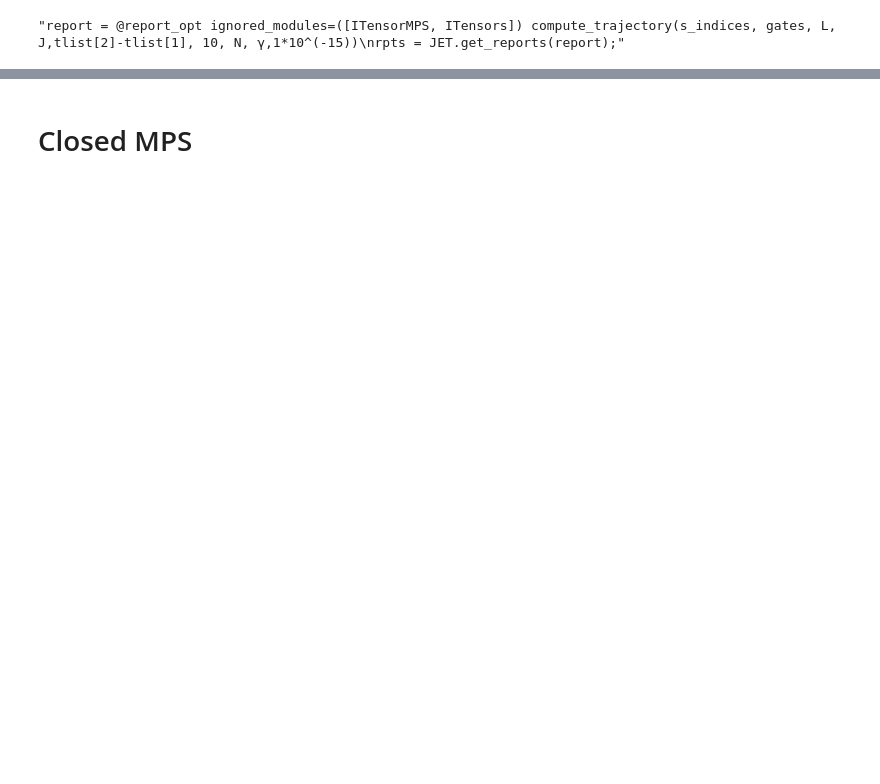
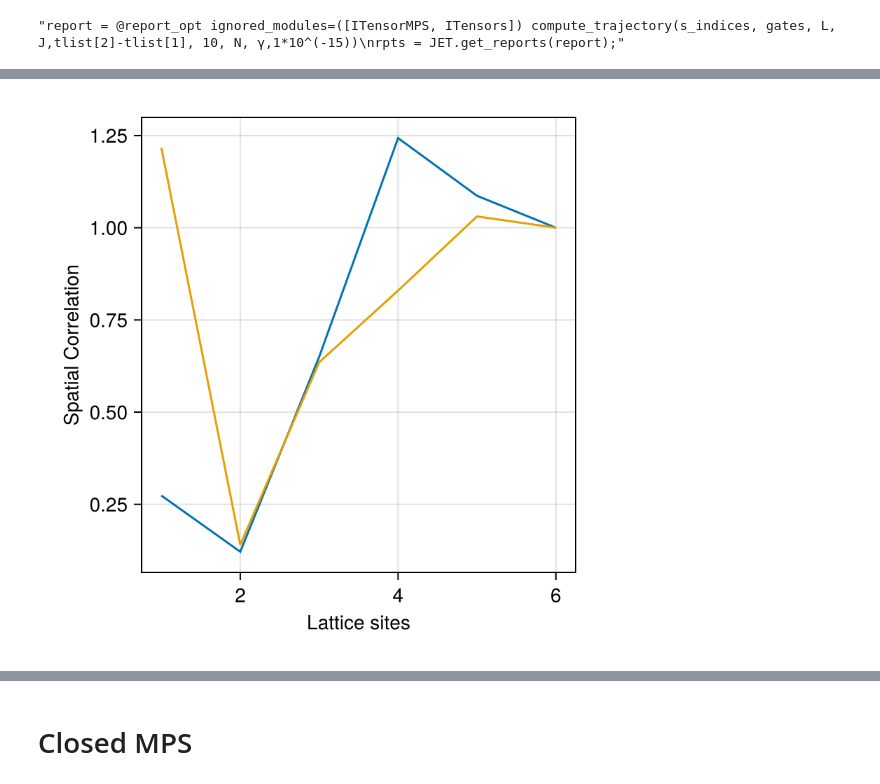
Before and after one commit to Ssalazar12/open_system_tn, a Jupyter notebook: notebooks/tight_binding_open.ipynb, the cells around one changed output, grey strips where cells are left out. Cells and saved outputs as stored; diff of their text form; code cells hidden in the pictures; blank space fills up the shorter version.

```diff
--- a/notebooks/tight_binding_open.ipynb
+++ b/notebooks/tight_binding_open.ipynb
@@ -306,0 +312,8 @@ f
+# %%
+shape(mean_corr[1])
+# don0t forget the normalziattion factor
+tindex = 10
+Ct1 = mean_corr[tindex][1,1:end]/sqrt(mean_corr[tindex][1,1]*mean_corr[tindex][end,end])
+
+Ctf = mean_corr[end][1,1:end]/sqrt(mean_corr[end][1,1]*mean_corr[end][end,end])
+abs.(Ctf)
@@ -307,3 +328,13 @@ f
+# %%
+f = Figure(size = (400, 400))
+ax1 = Axis(f[1, 1], xlabel="Lattice sites", ylabel="Spatial Correlation")
+
+lines!(abs.(Ct1))
+lines!(abs.(Ctf))
+
+f
+# %% [output]
+[figure, added]
 # %%
 f = Figure(size = (800, 400))
 ax1 = Axis(f[1, 1],xlabel="τ", ylabel="MPS Occupations")
```
Also changed, not shown: parts of 13 cells of this notebook.
